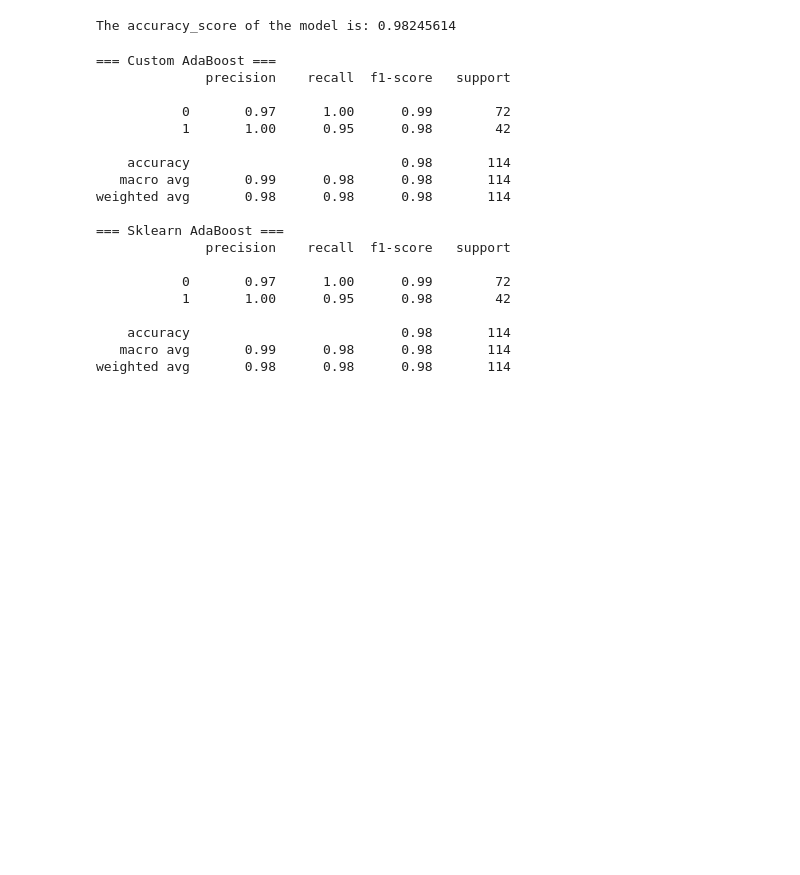
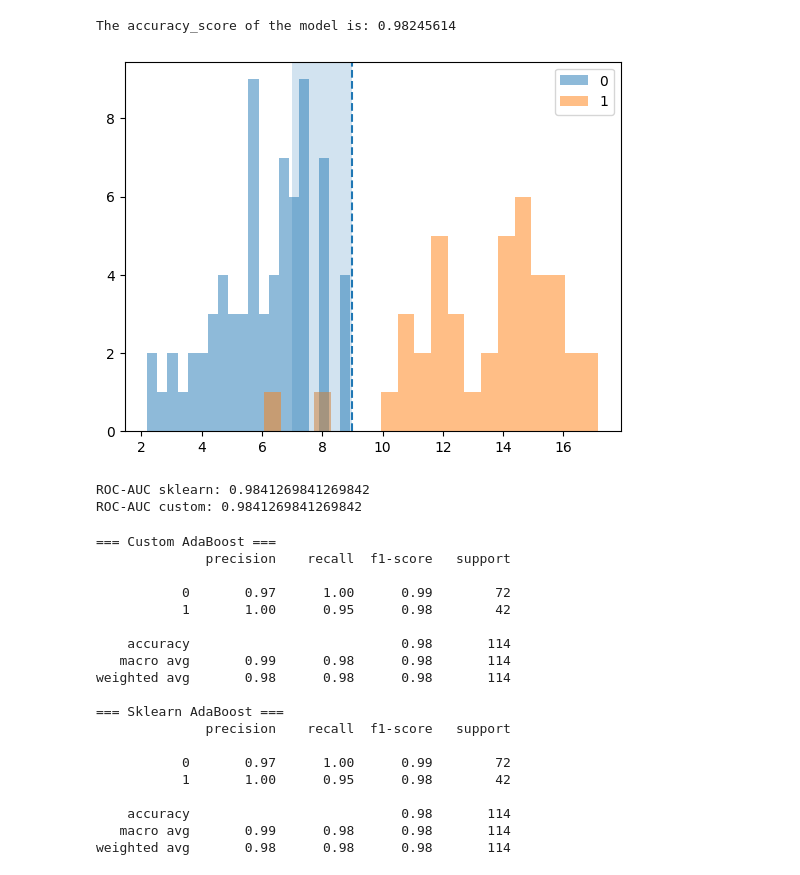
Before and after one commit to Le-Chi-Bao/Adaboost-breast-cancer-prediction, a Jupyter notebook: Adaboost_markdown_revised.ipynb, the cells around one changed output. Cells and saved outputs as stored; diff of their text form; code cells hidden in the pictures; blank space fills up the shorter version.

```diff
--- a/Adaboost_markdown_revised.ipynb
+++ b/Adaboost_markdown_revised.ipynb
@@ -387,4 +395,28 @@ y_pred_sk = ab_sk.predict(X_test)
 print('The accuracy_score of the model is:', round(accuracy_score(y_test, y_pred_sk), 8))
 # %% [output]
 The accuracy_score of the model is: 0.98245614
+# %%
+plt.hist(np.array(y_score_custom)[y_test.to_numpy() == 0], bins=20, alpha=0.5, label='0')
+plt.hist(np.array(y_score_custom)[y_test.to_numpy() == 1], bins=20, alpha=0.5, label='1')
+plt.legend()
+plt.axvline(x=9, linestyle='--')
+plt.axvspan(7, 9, alpha=0.2)
+plt.show()
+# %% [output]
+[figure, added]
+# %%
+from sklearn.metrics import roc_auc_score, roc_curve
+
+# sklearn
+y_score_sk = ab_sk.predict_proba(X_test)[:, 1]
+auc_sk = roc_auc_score(y_test, y_score_sk)
+print("ROC-AUC sklearn:", auc_sk)
+
+# custom
+y_score_custom = ab.decision_function(X_test)
+auc_custom = roc_auc_score(y_test, y_score_custom)
+print("ROC-AUC custom:", auc_custom)
+# %% [output]
+ROC-AUC sklearn: 0.9841269841269842
+ROC-AUC custom: 0.9841269841269842
 # %%
```
Also changed, not shown: parts of 9 cells of this notebook.
